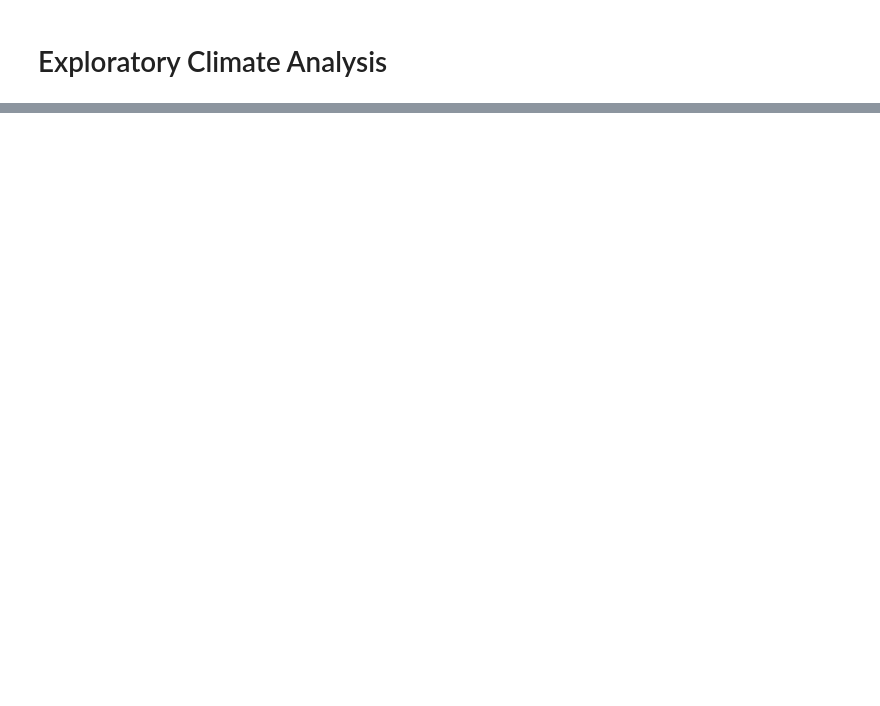
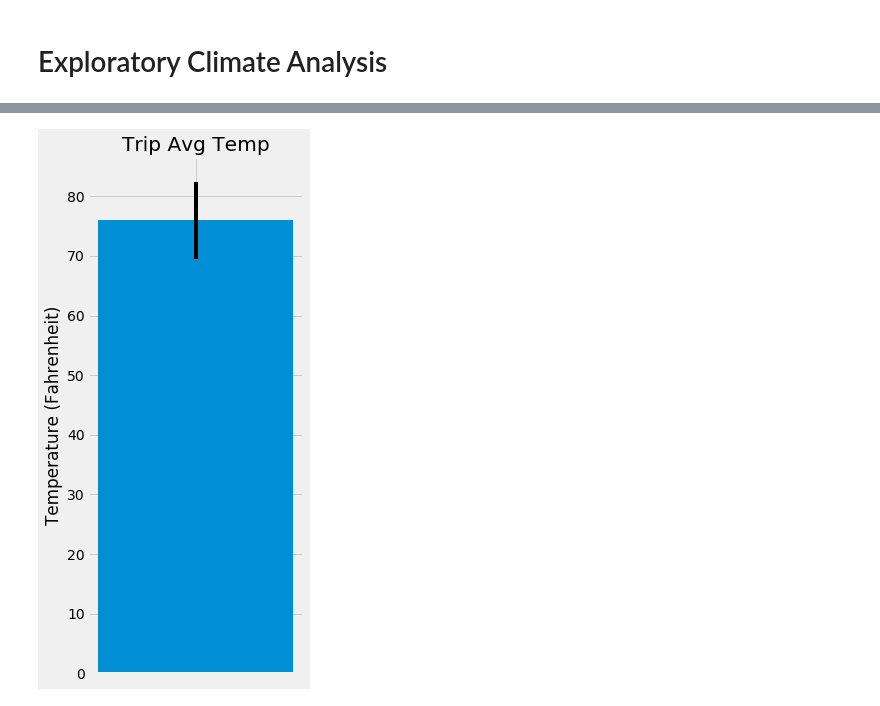
Before and after one commit to rgreenebaum1/sqlalchemy-challenge, a Jupyter notebook: climate_starter.ipynb, the cells around one changed output, grey strips where cells are left out. Cells and saved outputs as stored; diff of their text form; code cells hidden in the pictures; blank space fills up the shorter version.

```diff
--- a/climate_starter.ipynb
+++ b/climate_starter.ipynb
@@ -181,0 +429,28 @@ daily_normals("01-01")
+# %%
+# Plot the results from your previous query as a bar chart.
+# Use "Trip Avg Temp" as your Title
+# Use the average temperature for the y value
+# Use the peak-to-peak (tmax-tmin) value as the y error bar (yerr)
+
+pk_to_pk = mytrip_temps[0][2] - mytrip_temps[0][0]
+avg_temp = mytrip_temps[0][1]
+
+#PLOT
+fig, ax = plt.subplots(figsize = (4, 8))
+
+ax.bar(1, avg_temp, yerr = pk_to_pk/2, width = 0.6)
+
+#title
+ax.set_title('Trip Avg Temp')
+
+#labels
+ax.set_xticks([1])
+ax.set_xticklabels([""])
+ax.set_ylabel('Temperature (Fahrenheit)')
+
+#SAVE
+plt.savefig("tempbargraph.png")
+
+plt.tight_layout()
+plt.show()
+# %% [output]
@@ -181,0 +459 @@ daily_normals("01-01")
+[figure, added]
```
Also changed, not shown: parts of 62 cells of this notebook, 10 other files.
